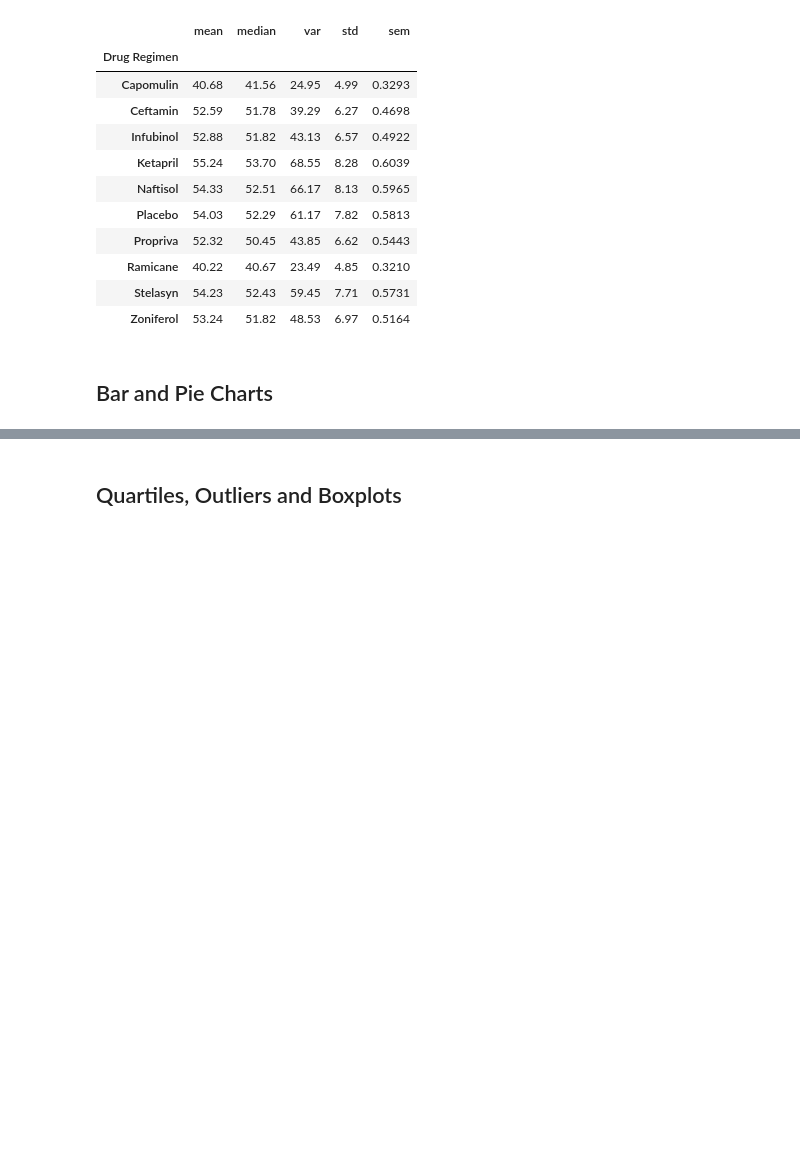
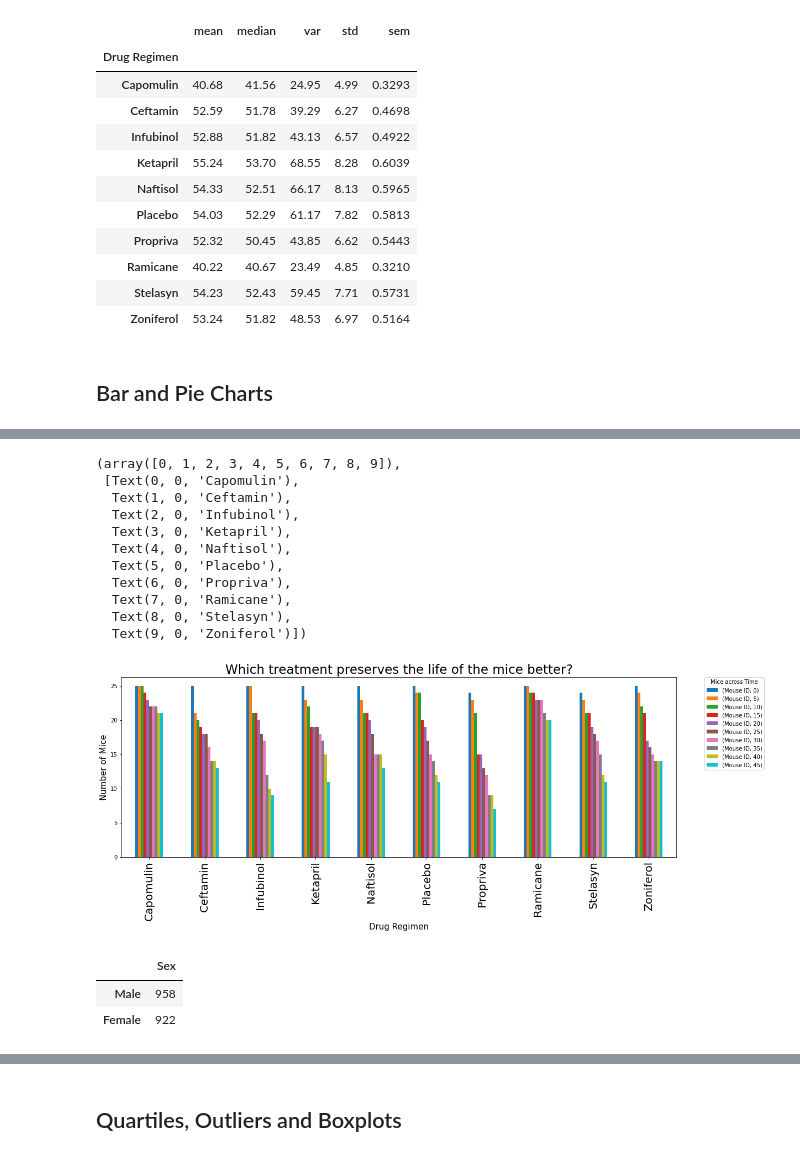
Before and after one commit to skdabra30/matplotlib-challenge, a Jupyter notebook: Instructions/Pymaceuticals/pymaceuticals.ipynb, the cells around one changed output, grey strips where cells are left out. Saved outputs shown, nothing was run; the diff lists cells and outputs as text; code cells hidden in the pictures; blank space fills up the shorter version.

```diff
--- a/Instructions/Pymaceuticals/pymaceuticals.ipynb
+++ b/Instructions/Pymaceuticals/pymaceuticals.ipynb
@@ -190,2 +226,8 @@ summary_stat_2_df
 # %%
 # Generate a bar plot showing the total number of timepoints for all mice tested for each drug regimen using pyplot.
+
+timepoint_count_df = cleaned_study_df.loc[:,["Drug Regimen","Timepoint", "Mouse ID"]]
+timepoint_count_df = timepoint_count_df.groupby(["Drug Regimen","Timepoint"])
+timepoint_count_df = timepoint_count_df.count()
+
+timepoint_count_df
@@ -192,2 +249,32 @@ summary_stat_2_df
+# %%
+# Generate a bar plot showing the total number of timepoints for all mice tested for each drug regimen using pyplot.
+
+timepoint_count_df.unstack().plot(kind="bar", figsize = (18,6))
+plt.title("Which treatment preserves the life of the mice better?", fontsize=23)
+plt.legend(loc="upper left", borderaxespad=0., bbox_to_anchor=(1.05,1), title="Mice across Time")
+plt.xlabel("Drug Regimen", fontsize=15)
+plt.ylabel("Number of Mice", fontsize=15)
+plt.xticks(fontsize = 20)
+# %% [output]
+(array([0, 1, 2, 3, 4, 5, 6, 7, 8, 9]),
+ [Text(0, 0, 'Capomulin'),
+  Text(1, 0, 'Ceftamin'),
+  Text(2, 0, 'Infubinol'),
+  Text(3, 0, 'Ketapril'),
+  Text(4, 0, 'Naftisol'),
+  Text(5, 0, 'Placebo'),
+  Text(6, 0, 'Propriva'),
+  Text(7, 0, 'Ramicane'),
+  Text(8, 0, 'Stelasyn'),
+  Text(9, 0, 'Zoniferol')])
+[figure, added]
 # %%
-# Generate a pie plot showing the distribution of female versus male mice using Pandas
+# Generate a pie plot showing the distribution of female versus male mice using pandas
+# Use DataFrame.plot() in order to create a bar chart of the data
+mouse_sex = pd.DataFrame(cleaned_study_df['Sex'].value_counts())
+
+mouse_sex
+# %% [output]
+|  | Sex |
+| Male | 958 |
+| Female | 922 |
```
Also changed, not shown: parts of 12 cells of this notebook.
